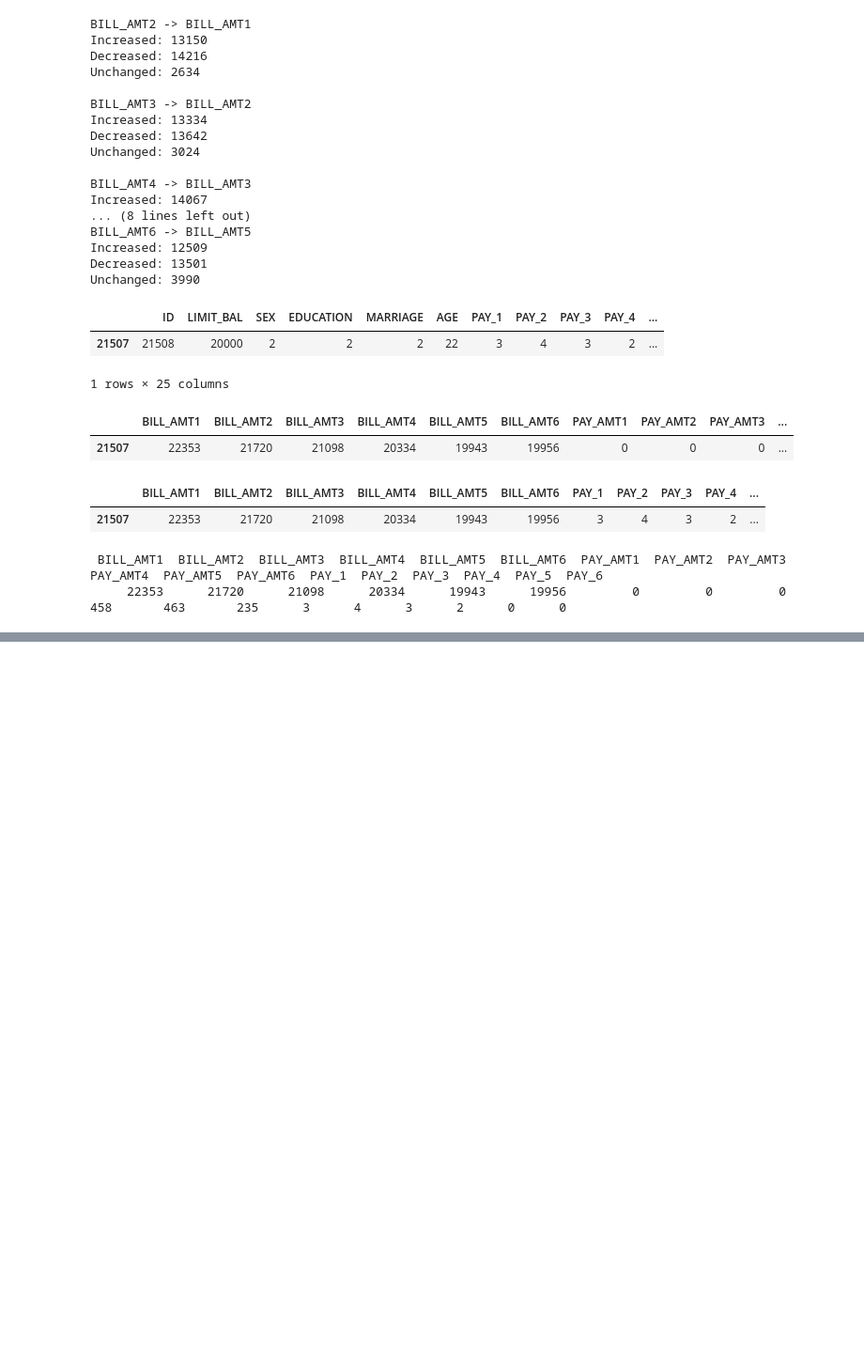
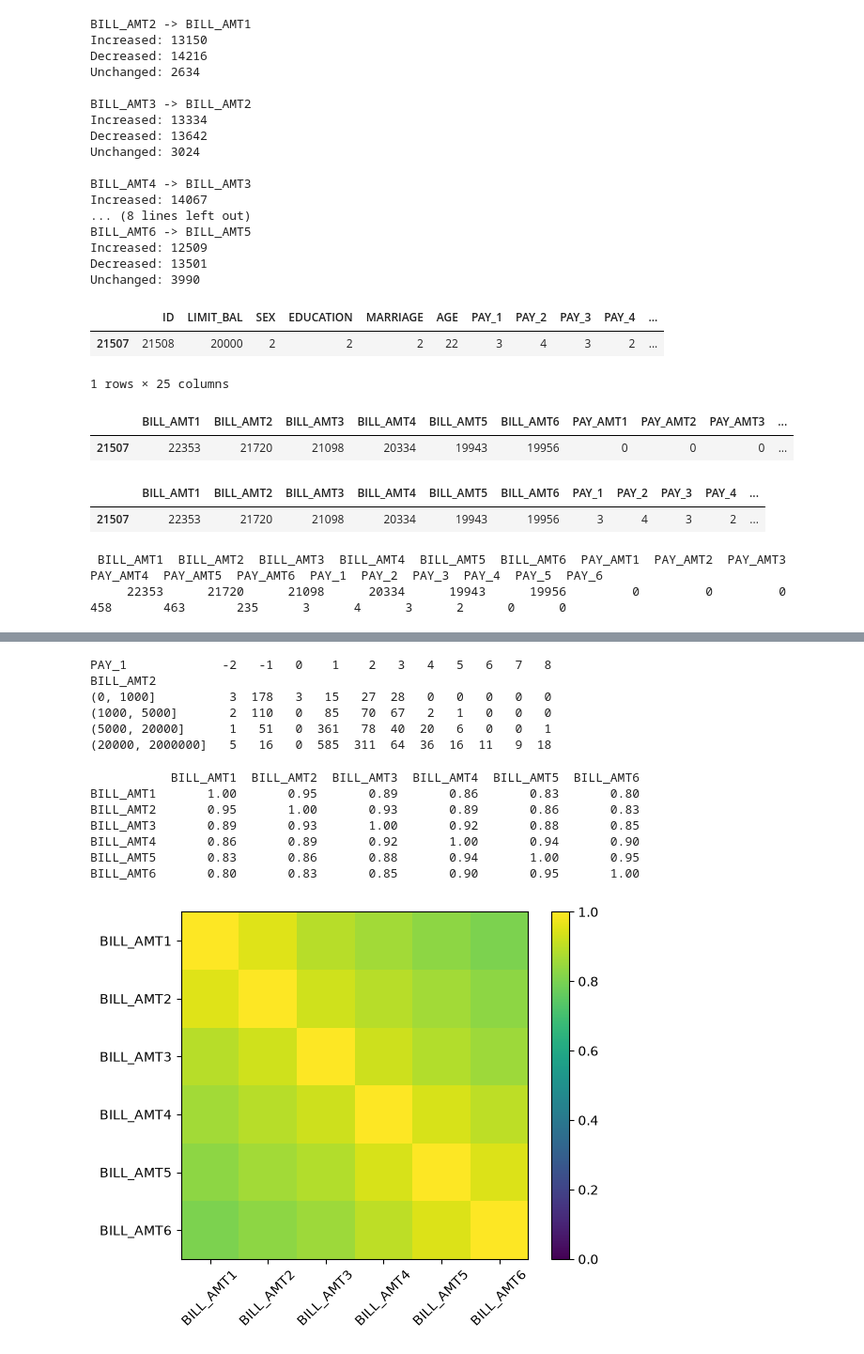
Before and after one commit to Luben69/Default-of-Credit-Card-Clients, a Jupyter notebook: Untitled.ipynb, the cells around one changed output, grey strips where cells are left out. Shown at 94% size. Cells and saved outputs as stored; diff of their text form; code cells hidden in the pictures; blank space fills up the shorter version.

```diff
--- a/Untitled.ipynb
+++ b/Untitled.ipynb
@@ -1311,3 +1311,11 @@ print(client[cols].to_string(index=False))
 # %% [output]
  BILL_AMT1  BILL_AMT2  BILL_AMT3  BILL_AMT4  BILL_AMT5  BILL_AMT6  PAY_AMT1  PAY_AMT2  PAY_AMT3  PAY_AMT4  PAY_AMT5  PAY_AMT6  PAY_1  PAY_2  PAY_3  PAY_4  PAY_5  PAY_6
      22353      21720      21098      20334      19943      19956         0         0         0       458       463       235      3      4      3      2      0      0
+# %%
+import pandas as pd, numpy as np
+df = pd.read_excel("default of credit card clients.xls", header=1)
+df = df.rename(columns={'PAY_0': 'PAY_1', 'default payment next month': 'defpay'})
+bill = [f'BILL_AMT{i}' for i in range(1, 7)]
+pay = [f'PAY_AMT{i}' for i in range(1, 7)]
+num = ['LIMIT_BAL', 'AGE'] + bill + pay
+print(df.groupby('defpay')[num].median().T)
@@ -1313,0 +1406,30 @@ print(client[cols].to_string(index=False))
+# %%
+d3 = df[(df['PAY_AMT1'] == 0) & (df['BILL_AMT2'] > 0)]
+size = pd.cut(d3['BILL_AMT2'], bins=[0, 1000, 5000, 20000, 2000000])
+print(pd.crosstab(size, d3['PAY_1']))
+# %% [output]
+PAY_1             -2   -1   0    1    2   3   4   5   6   7   8
+BILL_AMT2
+(0, 1000]          3  178   3   15   27  28   0   0   0   0   0
+(1000, 5000]       2  110   0   85   70  67   2   1   0   0   0
+(5000, 20000]      1   51   0  361   78  40  20   6   0   0   1
+(20000, 2000000]   5   16   0  585  311  64  36  16  11   9  18
+# %%
+import matplotlib.pyplot as plt
+bill = [f'BILL_AMT{i}' for i in range(1, 7)]
+c = df[bill].corr()
+print(c.round(2))
+plt.imshow(c, vmin=0, vmax=1)
+plt.colorbar()
+plt.xticks(range(6), bill, rotation=45)
+plt.yticks(range(6), bill)
+plt.show()
+# %% [output]
+           BILL_AMT1  BILL_AMT2  BILL_AMT3  BILL_AMT4  BILL_AMT5  BILL_AMT6
+BILL_AMT1       1.00       0.95       0.89       0.86       0.83       0.80
+BILL_AMT2       0.95       1.00       0.93       0.89       0.86       0.83
+BILL_AMT3       0.89       0.93       1.00       0.92       0.88       0.85
+BILL_AMT4       0.86       0.89       0.92       1.00       0.94       0.90
+BILL_AMT5       0.83       0.86       0.88       0.94       1.00       0.95
+BILL_AMT6       0.80       0.83       0.85       0.90       0.95       1.00
+[figure, added]
```
Also changed, not shown: parts of 6 cells of this notebook.
